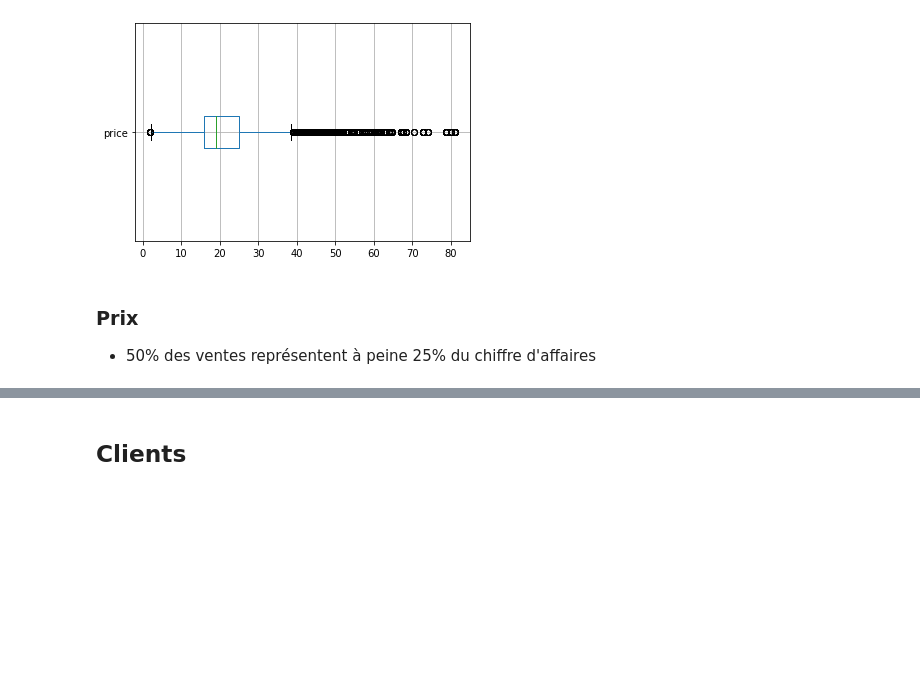
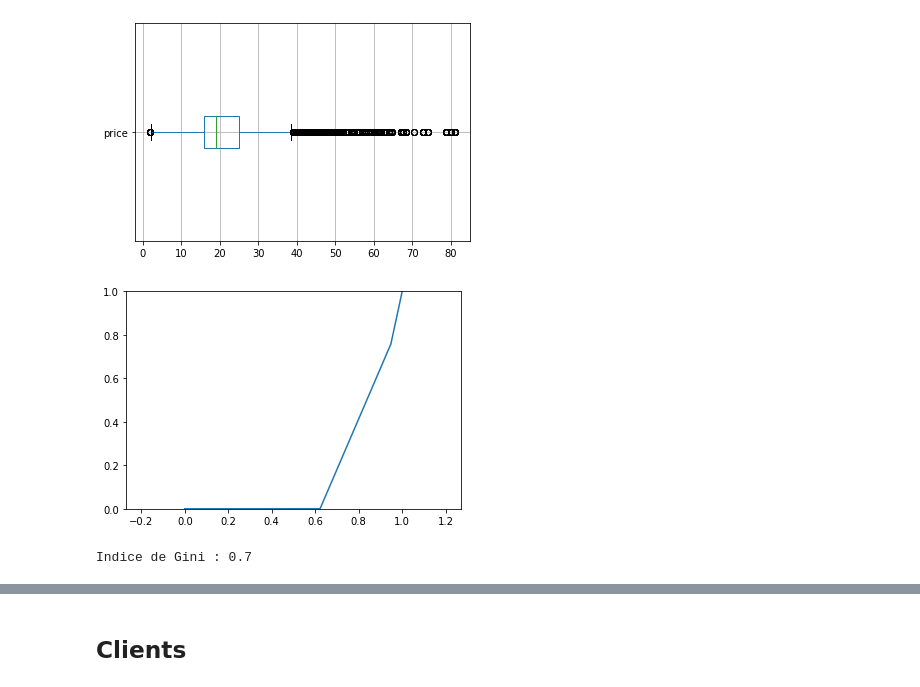
Before and after one commit to gllmfrnr/oc-da, a Jupyter notebook: p4/p4.ipynb, the cells around one changed output, grey strips where cells are left out. Cells and saved outputs as stored; diff of their text form; code cells hidden in the pictures; blank space fills up the shorter version.

```diff
--- a/p4/p4.ipynb
+++ b/p4/p4.ipynb
@@ -834,6 +867,11 @@ Skewness :  1.73
 Kurtosis :  8.15
 [figure]
 [figure]
-# %% [markdown]
-### Prix
-* 50% des ventes représentent à peine 25% du chiffre d'affaires
+# %%
+# Courbe de Lorenz sur 'categ'
+lorenz(data['categ'])
+
+# --> ??? Erreur due à la valeur 0 pour cat 0 ???
+# %% [output]
+[figure, added]
+Indice de Gini : 0.7
```
Also changed, not shown: parts of 33 cells of this notebook.
